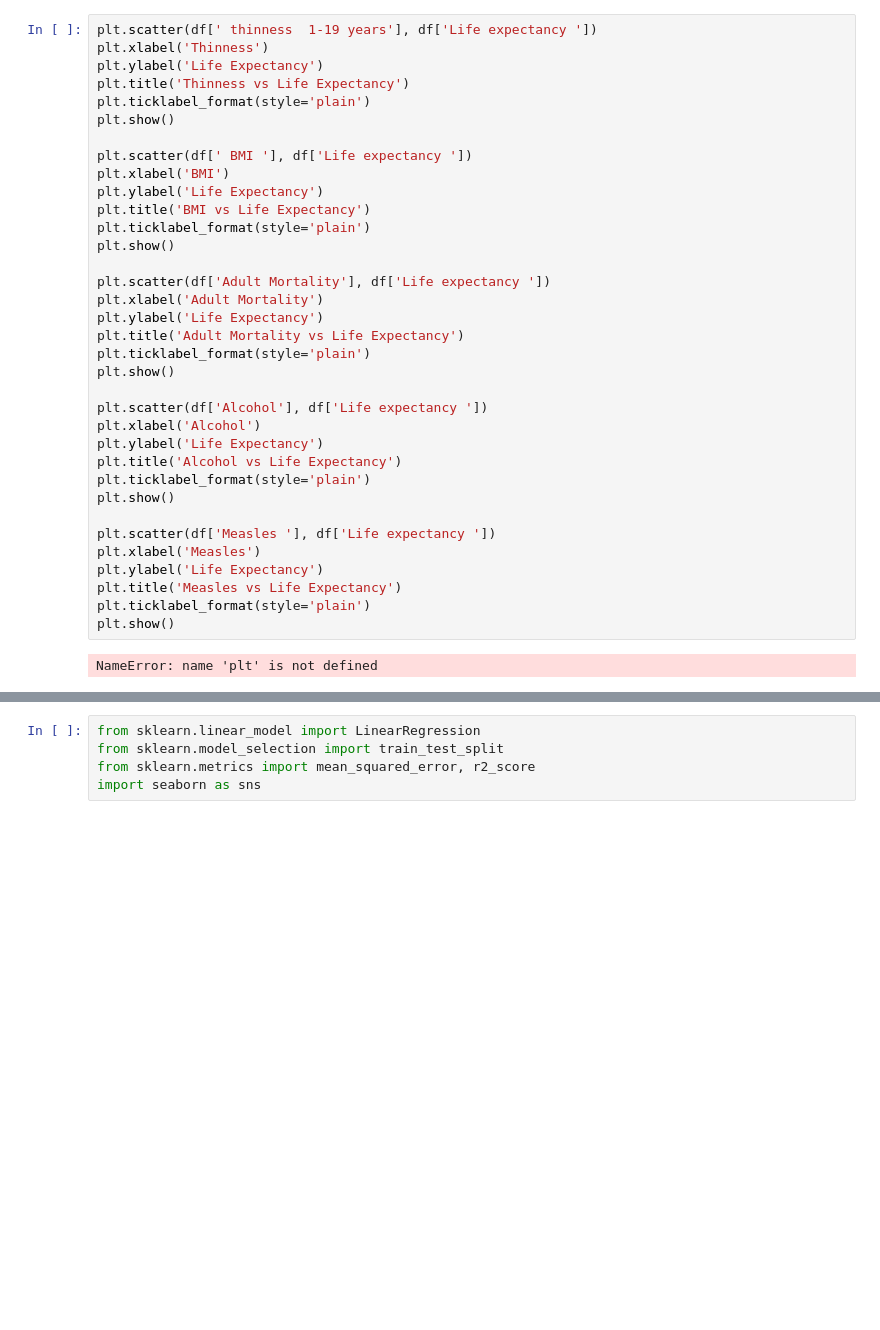
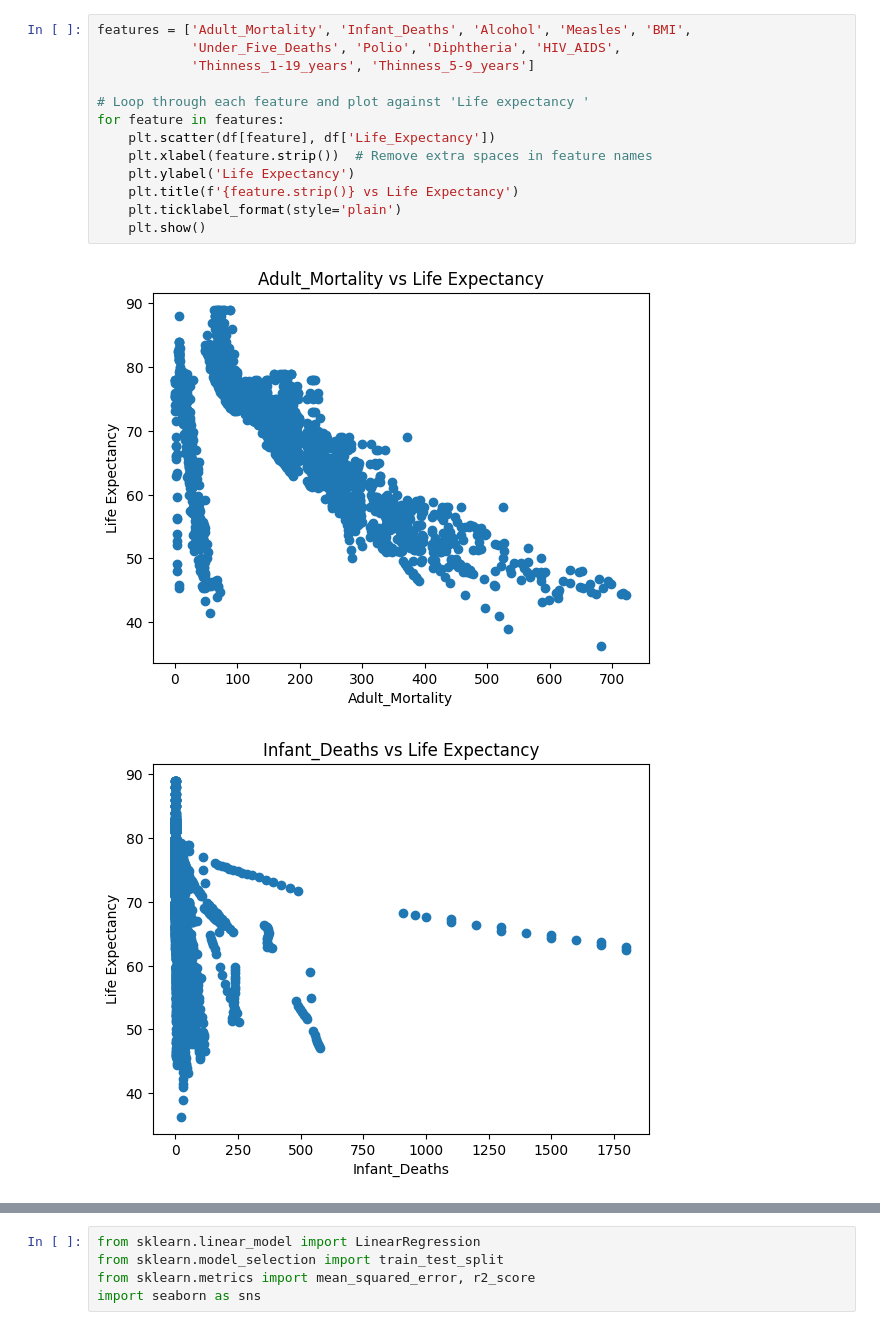
Before and after one commit to Gecervantes01/life-expectancy, a Jupyter notebook: LifeExpectancy.ipynb, the cells around one changed output, grey strips where cells are left out. Drawn from its saved outputs; the diff is of its cells as text; blank space fills up the shorter version.

```diff
--- a/LifeExpectancy.ipynb
+++ b/LifeExpectancy.ipynb
@@ -86,38 +150,17 @@ Index(['Country', 'Year', 'Status', 'Life expectancy ', 'Adult Mortality',
       dtype='object')
-# %%
-plt.scatter(df[' thinness  1-19 years'], df['Life expectancy '])
-plt.xlabel('Thinness')
-plt.ylabel('Life Expectancy')
-plt.title('Thinness vs Life Expectancy')
-plt.ticklabel_format(style='plain')
-plt.show()
-
-plt.scatter(df[' BMI '], df['Life expectancy '])
-plt.xlabel('BMI')
-plt.ylabel('Life Expectancy')
-plt.title('BMI vs Life Expectancy')
-plt.ticklabel_format(style='plain')
-plt.show()
-
-plt.scatter(df['Adult Mortality'], df['Life expectancy '])
-plt.xlabel('Adult Mortality')
-plt.ylabel('Life Expectancy')
-plt.title('Adult Mortality vs Life Expectancy')
-plt.ticklabel_format(style='plain')
-plt.show()
-
-plt.scatter(df['Alcohol'], df['Life expectancy '])
-plt.xlabel('Alcohol')
-plt.ylabel('Life Expectancy')
-plt.title('Alcohol vs Life Expectancy')
-plt.ticklabel_format(style='plain')
-plt.show()
-
-plt.scatter(df['Measles '], df['Life expectancy '])
-plt.xlabel('Measles')
-plt.ylabel('Life Expectancy')
-plt.title('Measles vs Life Expectancy')
-plt.ticklabel_format(style='plain')
-plt.show()
-# %% [output]
-NameError: name 'plt' is not defined
+# %%
+features = ['Adult_Mortality', 'Infant_Deaths', 'Alcohol', 'Measles', 'BMI',
+            'Under_Five_Deaths', 'Polio', 'Diphtheria', 'HIV_AIDS',
+            'Thinness_1-19_years', 'Thinness_5-9_years']
+
+# Loop through each feature and plot against 'Life expectancy '
+for feature in features:
+    plt.scatter(df[feature], df['Life_Expectancy'])
+    plt.xlabel(feature.strip())  # Remove extra spaces in feature names
+    plt.ylabel('Life Expectancy')
+    plt.title(f'{feature.strip()} vs Life Expectancy')
+    plt.ticklabel_format(style='plain')
+    plt.show()
+# %% [output]
+[figure, added]
+[figure, added]
```
Also changed, not shown: parts of 16 cells of this notebook.
